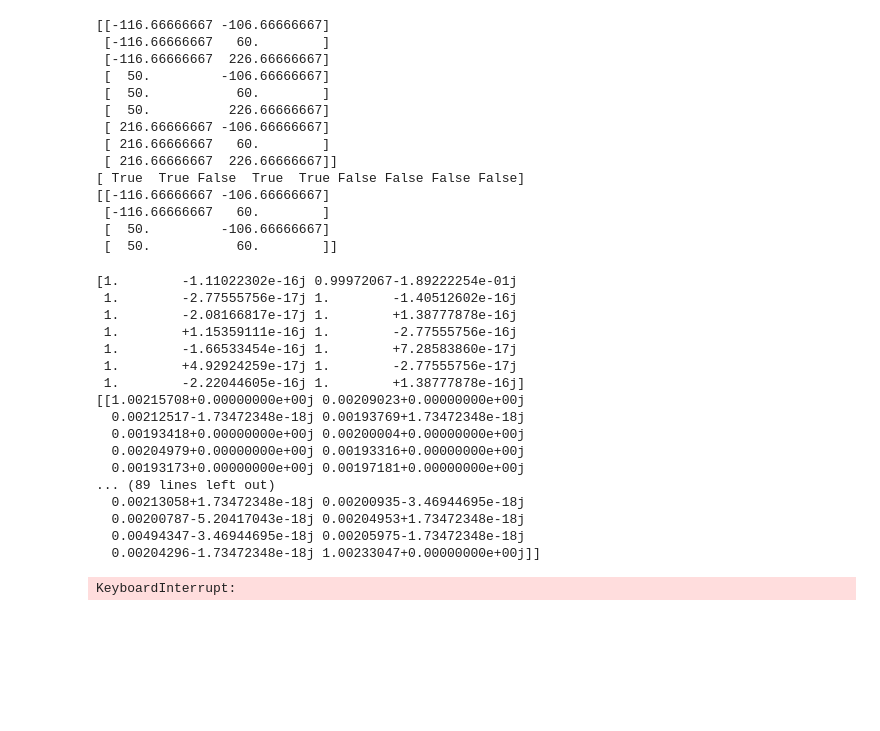
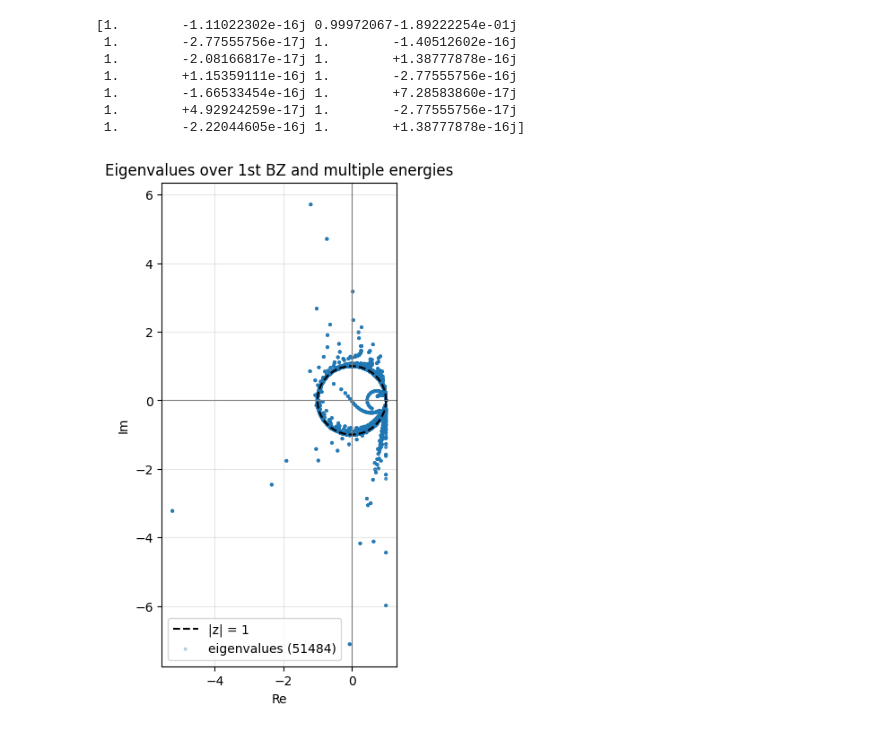
Before and after one commit to ClaudioQTM/2D_array, a Jupyter notebook: src/plots/plot_multiChan.ipynb, the cells around one changed output. Saved outputs shown, nothing was run; the diff lists cells and outputs as text; code cells hidden in the pictures; blank space fills up the shorter version.

```diff
--- a/src/plots/plot_multiChan.ipynb
+++ b/src/plots/plot_multiChan.ipynb
@@ -55,32 +55,6 @@ def singlePhoton_G_filter(E: float, lattice) -> list[npt.NDArray[np.int_]]:
 
 def kr_delta(a: int, b: int):
     return 1 if a == b else 0
-# %%
-E = 200
-filtered_G = singlePhoton_G_filter(E, square_lattice)
-# Off-shell channels are expected; silence invalid-sqrt warning only here.
-kG = np.array([50, 60]) + filtered_G
-kG_norm = np.linalg.norm(kG, axis=1)
-mask = kG_norm < E
-#    t = coord_convert(np.array([50, 60]) + filtered_G, E)
-print(kG)
-print(mask)
-print(kG[mask])
-# %% [output]
-[[-116.66666667 -106.66666667]
- [-116.66666667   60.        ]
- [-116.66666667  226.66666667]
- [  50.         -106.66666667]
- [  50.           60.        ]
- [  50.          226.66666667]
- [ 216.66666667 -106.66666667]
- [ 216.66666667   60.        ]
- [ 216.66666667  226.66666667]]
-[ True  True False  True  True False False False False]
-[[-116.66666667 -106.66666667]
- [-116.66666667   60.        ]
- [  50.         -106.66666667]
- [  50.           60.        ]]
 # %%
 def S_disc_Bragg(E, k_para,sigma_func_period,lattice):
     "Return a n by n matrix with fixed E and k_para, where n is the number of the relevant Bragg channels."
@@ -88,7 +62,7 @@ def S_disc_Bragg(E, k_para,sigma_func_period,lattice):
 
     kG = k_para + filtered_G  # in-plane momentum in all the relevant channels
     # Off-shell channels are expected; silence invalid sqrt warning locally.
-    kG = np.array([50, 60]) + filtered_G
+    kG = k_para + filtered_G
     kG_norm = np.linalg.norm(kG, axis=1)
     mask = kG_norm < E
     kG = kG[mask]
@@ -98,10 +72,9 @@ def S_disc_Bragg(E, k_para,sigma_func_period,lattice):
     for i in range(n):  # index for outgoing photon
         for j in range(n):  # index for incoming photon
             k_cart_out = coord_convert(kG[i], E)
-            k_cart_in = coord_convert(kG[j], E)
 
             J_out = E / k_cart_out[2]
-            J_in = E / k_cart_in[2]
+
             first_term = kr_delta(i, j)
             second_term = (
                 -1j
@@ -109,16 +82,15 @@ def S_disc_Bragg(E, k_para,sigma_func_period,lattice):
                 * np.sqrt(J_out)
                 * np.conj(lattice.ge(k_cart_out))
                 * L(kG[j], E, lattice, sigma_func_period, direction="in")
-                * np.sqrt(J_in)
             )
             S_matrix[i, j] = first_term + second_term
     S_matrix = np.matrix(S_matrix)
     return S_matrix
 # %%
-S = S_disc_Bragg(350, np.array([square_lattice.q/2-1, square_lattice.q/2-1]), sigma_func_period_numba, square_lattice)
+S = S_disc_Bragg(350, np.array([50,60]), sigma_func_period_numba, square_lattice)
 
 print(np.linalg.eigvals(S))
-print(S.H @ S)
+#print(S.H @ S)
 # %% [output]
 [1.        -1.11022302e-16j 0.99972067-1.89222254e-01j
  1.        -2.77555756e-17j 1.        -1.40512602e-16j
@@ -127,29 +99,17 @@ print(S.H @ S)
  1.        -1.66533454e-16j 1.        +7.28583860e-17j
  1.        +4.92924259e-17j 1.        -2.77555756e-17j
  1.        -2.22044605e-16j 1.        +1.38777878e-16j]
-[[1.00215708+0.00000000e+00j 0.00209023+0.00000000e+00j
-  0.00212517-1.73472348e-18j 0.00193769+1.73472348e-18j
-  0.00193418+0.00000000e+00j 0.00200004+0.00000000e+00j
-  0.00204979+0.00000000e+00j 0.00193316+0.00000000e+00j
-  0.00193173+0.00000000e+00j 0.00197181+0.00000000e+00j
-... (89 lines left out)
-  0.00213058+1.73472348e-18j 0.00200935-3.46944695e-18j
-  0.00200787-5.20417043e-18j 0.00204953+1.73472348e-18j
-  0.00494347-3.46944695e-18j 0.00205975-1.73472348e-18j
-  0.00204296-1.73472348e-18j 1.00233047+0.00000000e+00j]]
 # %%
-import os
-
 import matplotlib.pyplot as plt
 from joblib import Parallel, delayed
 
 # ----- Sampling setup (similar to plot_disp.ipynb) -----
-n_k = 1000  # number of k samples along each axis in 1st BZ
+n_k = 30  # number of k samples along each axis in 1st BZ
 n_energy_points = 50
 n_jobs = 6
 
 k_axis = np.linspace(-square_lattice.q / 2, square_lattice.q / 2, n_k)
-E_values = np.linspace(square_lattice.omega_e-50, square_lattice.omega_e+50, n_energy_points)  # adjust as needed
+E_values = np.linspace(square_lattice.omega_e-5, square_lattice.omega_e+5, n_energy_points)  # adjust as needed
 
 kx, ky = np.meshgrid(k_axis, k_axis, indexing="ij")
 k_points = np.column_stack((kx.ravel(), ky.ravel()))
@@ -189,31 +149,31 @@ all_eigvals = (
 )
 
 # ----- Plot on complex plane with unit circle -----
 theta = np.linspace(0, 2 * np.pi, 800)
 unit_circle = np.exp(1j * theta)
 
 fig, ax = plt.subplots(figsize=(7, 7))
 ax.plot(unit_circle.real, unit_circle.imag, "k--", lw=1.5, label="|z| = 1")
 
 if all_eigvals.size > 0:
     ax.scatter(
         all_eigvals.real,
         all_eigvals.imag,
         s=8,
         c="tab:blue",
         alpha=0.35,
         edgecolors="none",
         label=f"eigenvalues ({all_eigvals.size})",
     )
 
 ax.axhline(0.0, color="gray", lw=0.8)
 ax.axvline(0.0, color="gray", lw=0.8)
 ax.set_aspect("equal", adjustable="box")
 ax.set_xlabel("Re")
 ax.set_ylabel("Im")
 ax.set_title("Eigenvalues over 1st BZ and multiple energies")
 ax.legend()
 ax.grid(True, alpha=0.3)
 plt.show()
 # %% [output]
-KeyboardInterrupt:
+[figure, added]
```
Also changed, not shown: 1 other file.
